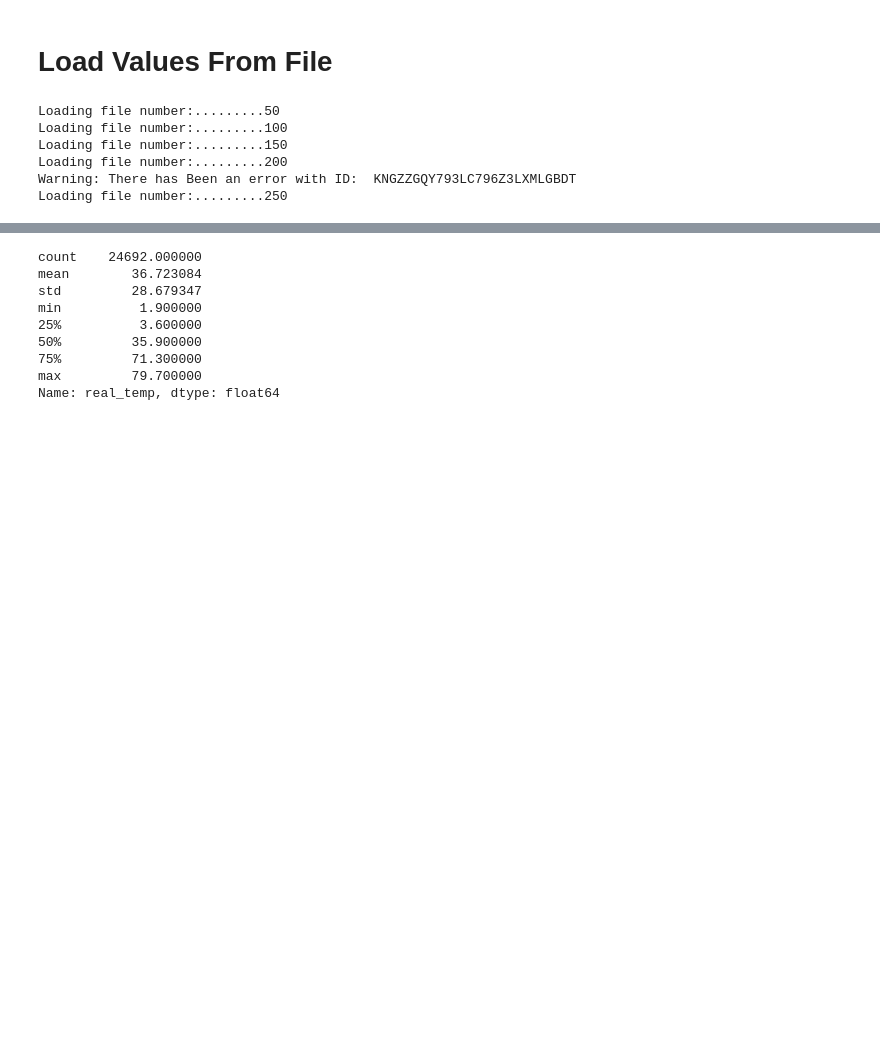
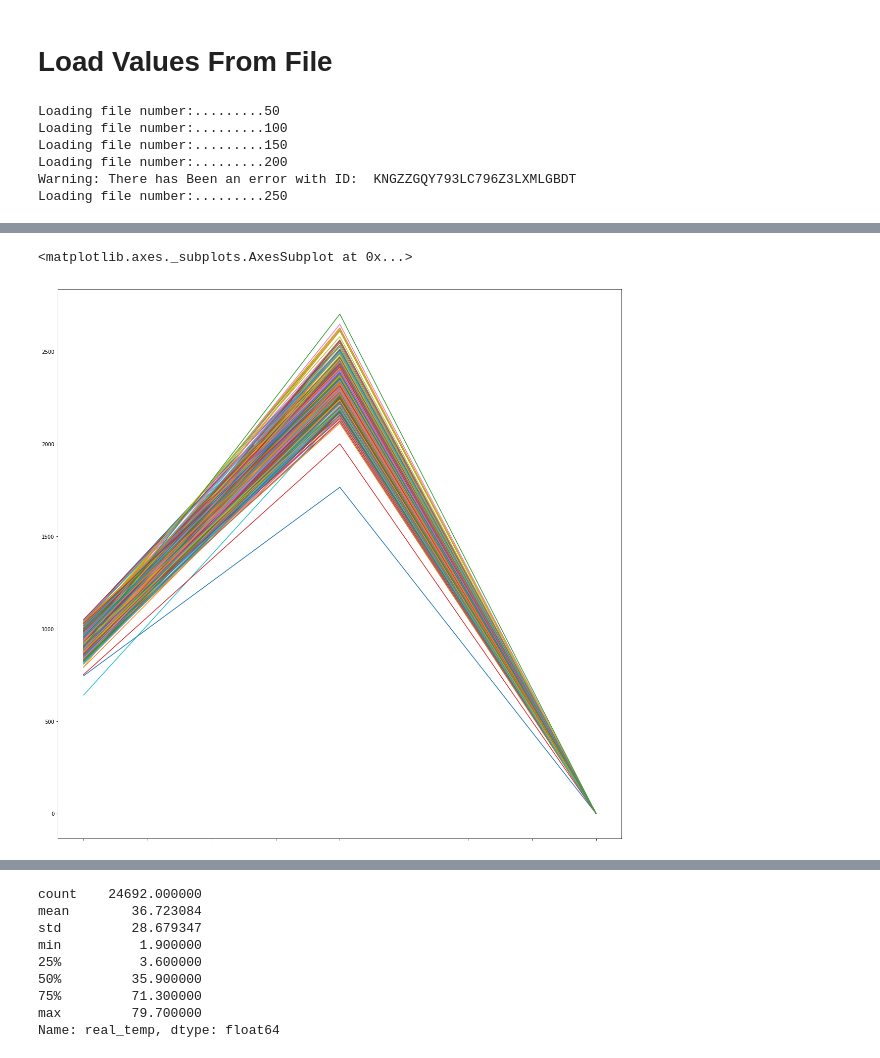
Before and after one commit to chamodw/ir-calibration, a Jupyter notebook: ml/DataVisualitzation.ipynb, the cells around one changed output, grey strips where cells are left out. Drawn from its saved outputs; the diff is of its cells as text; code cells hidden in the pictures; blank space fills up the shorter version.

```diff
--- a/ml/DataVisualitzation.ipynb
+++ b/ml/DataVisualitzation.ipynb
@@ -165,0 +256,8 @@ array([[<matplotlib.axes._subplots.AxesSubplot object at 0x...>,
+# %%
+df=df_clean.drop(columns=['tmp_l','tmp_m','tmp_h','id'])
+df=df.drop(columns=['adc_l','adc_m','adc_h'])
+
+df.T.plot(figsize=(20, 20),legend=False)
+# %% [output]
+<matplotlib.axes._subplots.AxesSubplot at 0x...>
+[figure, added]
```
Also changed, not shown: parts of 24 cells of this notebook.
